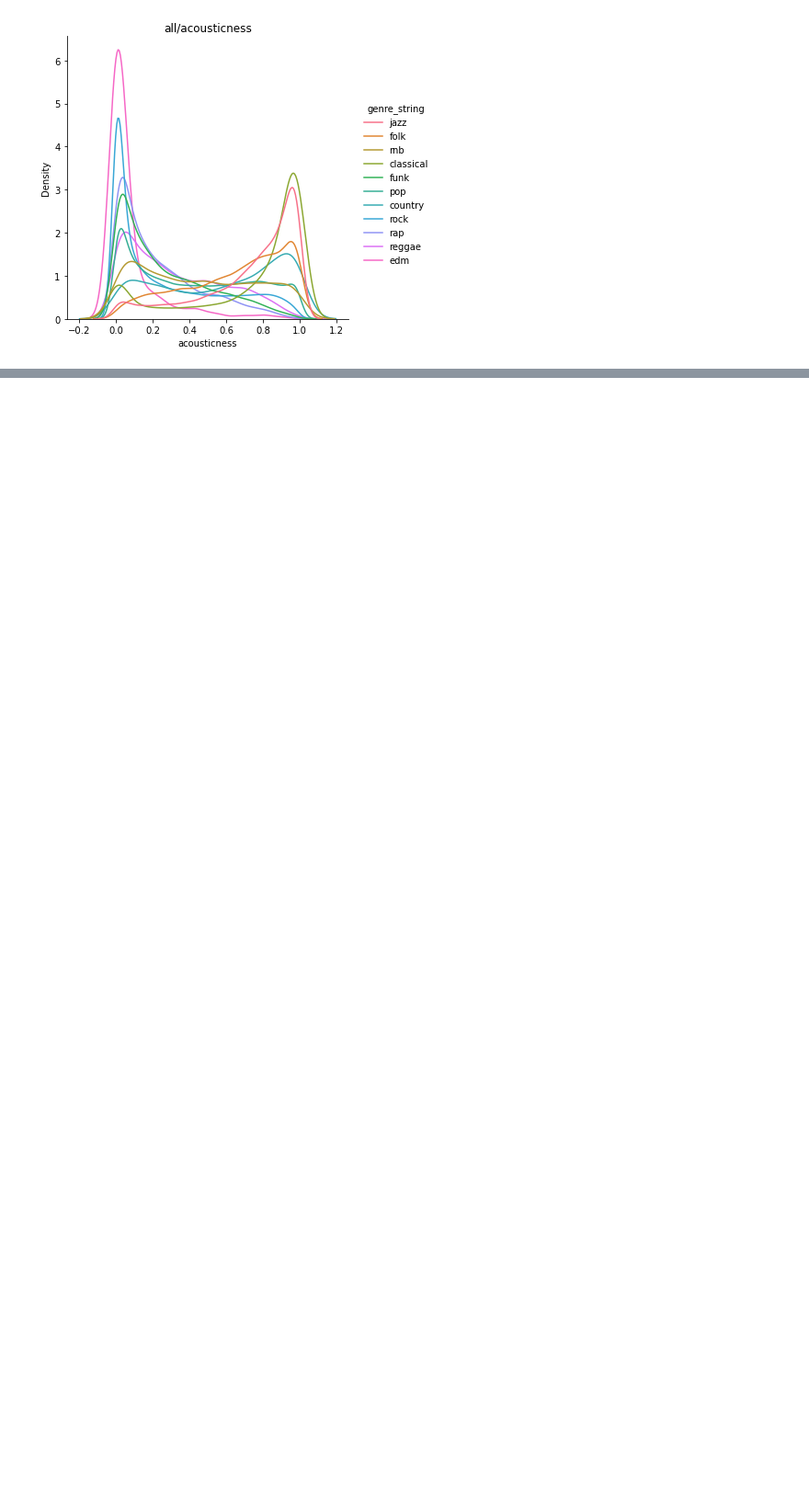
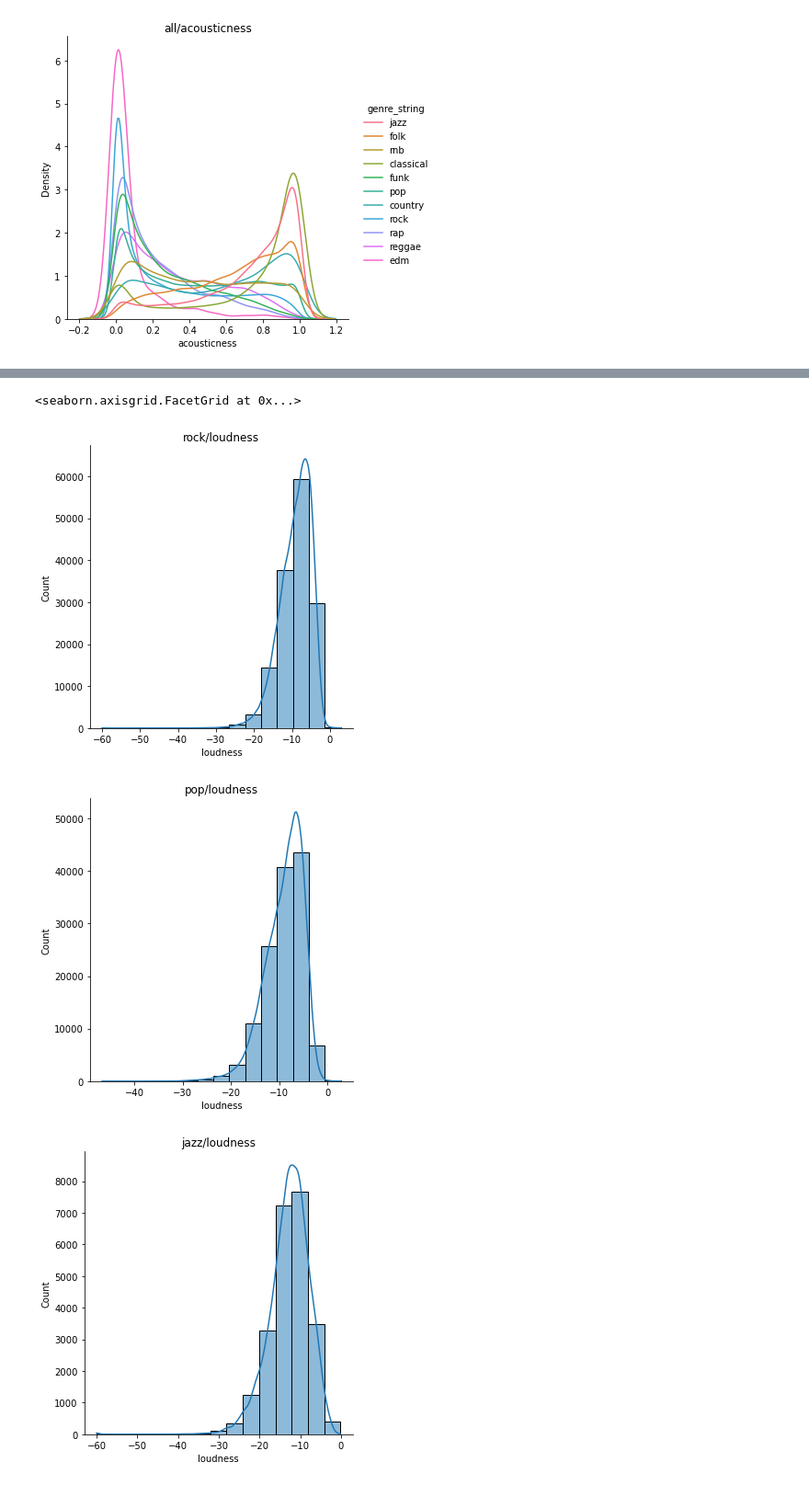
Before and after one commit to lucasleone21/Analyzing-Spotify-tracks, a Jupyter notebook: AnalyzingSpotifytracks.ipynb, the cells around one changed output, grey strips where cells are left out. Shown at 92% size. Drawn from its saved outputs; the diff is of its cells as text; code cells hidden in the pictures; blank space fills up the shorter version.

```diff
--- a/AnalyzingSpotifytracks.ipynb
+++ b/AnalyzingSpotifytracks.ipynb
@@ -380,0 +463,32 @@ sns.displot(data=training_tracks, x=training_tracks["acousticness"], hue='genre_
+# %%
+# Realizar o gráfico de distribuição para todos os gêneros e depois fazer
+# um gráfico que mistura todas as linhas
+# gráfico de distribuição loudness/rock
+sns.displot(x=rock_training_tracks["loudness"],data=rock_training_tracks,bins=15,kde=True).set(title='rock/loudness')
+# gráfico de distribuição loudness/pop
+sns.displot(x=pop_training_tracks["loudness"],data=pop_training_tracks,bins=15,kde=True).set(title='pop/loudness')
+# gráfico de distribuição loudness/jazz
+sns.displot(x=jazz_training_tracks["loudness"],data=jazz_training_tracks,bins=15,kde=True).set(title='jazz/loudness')
+# gráfico de distribuição loudness/folk
+sns.displot(x=folk_training_tracks["loudness"],data=folk_training_tracks,bins=15,kde=True).set(title='folk/loudness')
+# gráfico de distribuição loudness/funk
+sns.displot(x=funk_training_tracks["loudness"],data=funk_training_tracks,bins=15,kde=True).set(title='funk/loudness')
+# gráfico de distribuição loudness/classical
+sns.displot(x=classical_training_tracks["loudness"],data=classical_training_tracks,bins=15,kde=True).set(title='classical/loudness')
+# gráfico de distribuição loudness/rap
+sns.displot(x=rap_training_tracks["loudness"],data=rap_training_tracks,bins=15,kde=True).set(title='rap/loudness')
+# gráfico de distribuição loudness/reggae
+sns.displot(x=reggae_training_tracks["loudness"],data=reggae_training_tracks,bins=15,kde=True).set(title='reggae/loudness')
+# gráfico de distribuição loudness/country
+sns.displot(x=country_training_tracks["loudness"],data=country_training_tracks,bins=15,kde=True).set(title='country/loudness')
+# gráfico de distribuição loudness/rnb
+sns.displot(x=rnb_training_tracks["loudness"],data=rnb_training_tracks,bins=15,kde=True).set(title='rnb/loudness')
+# gráfico de distribuição loudness/edm
+sns.displot(x=edm_training_tracks["loudness"],data=edm_training_tracks,bins=15,kde=True).set(title='edm/loudness')
+# gráfico juntando todos os gráficos anteriores
+sns.displot(data=training_tracks, x=training_tracks["loudness"], hue='genre_string', kind='kde',common_norm=False).set(title='all/loudness')
+# %% [output]
+<seaborn.axisgrid.FacetGrid at 0x...>
+[figure, added]
+[figure, added]
+[figure, added]
```
Also changed, not shown: parts of 38 cells of this notebook.
